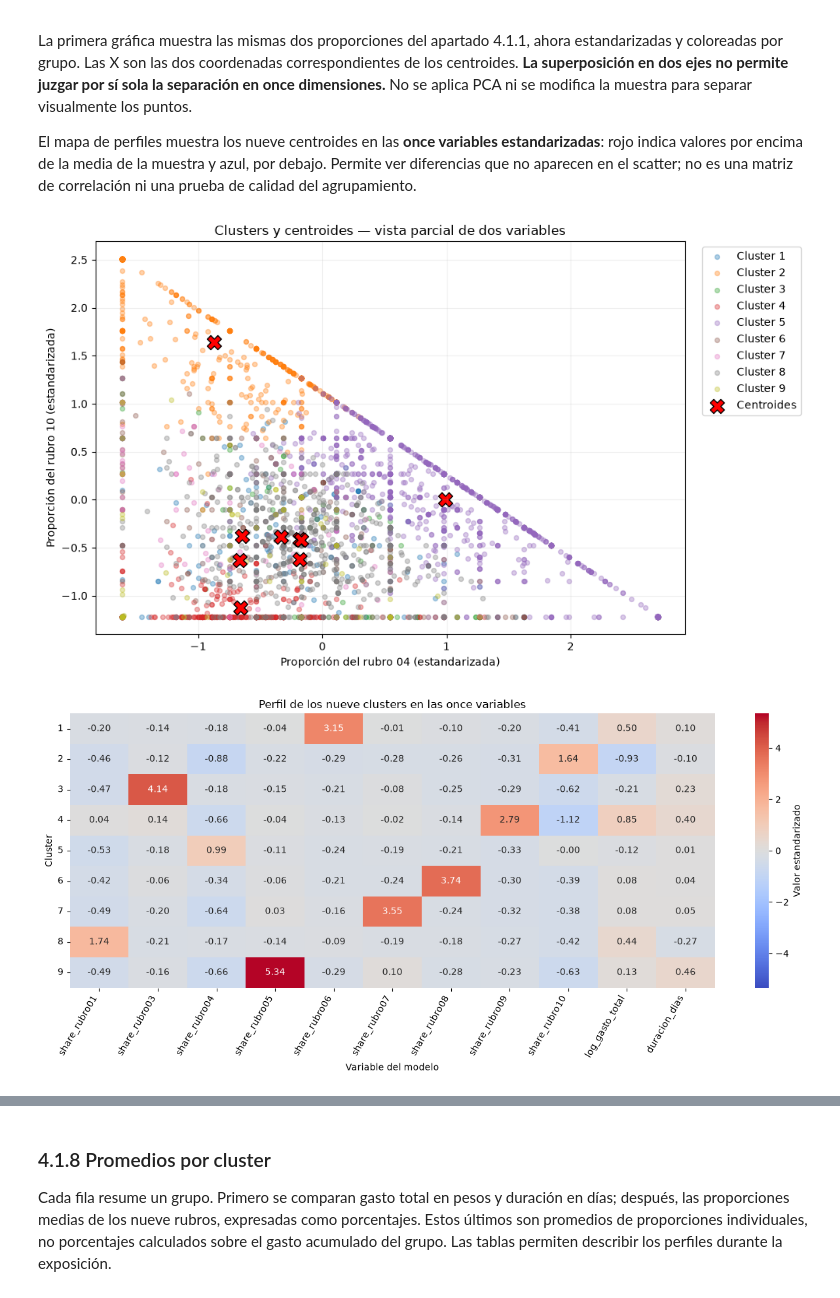
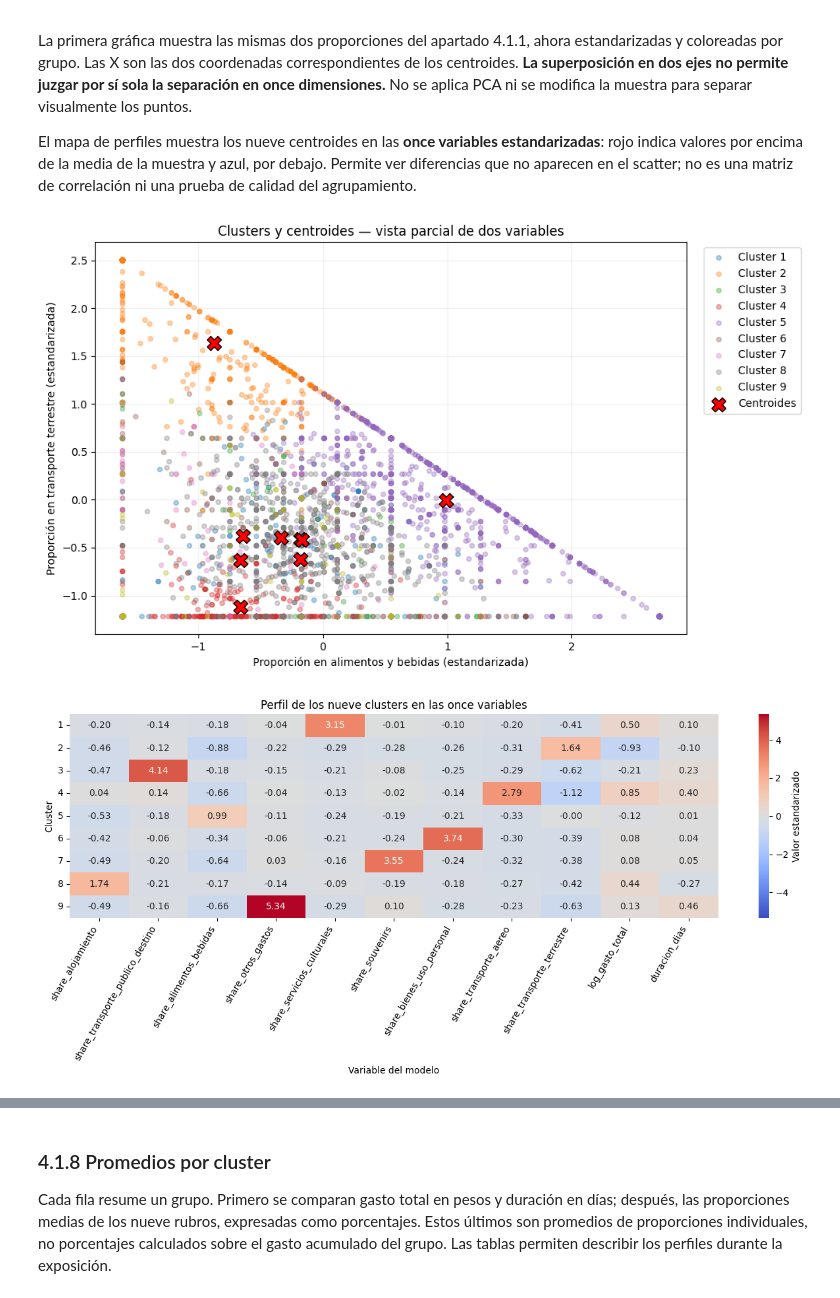
Before and after one commit to antobeni07/K-Means-Clustering, a Jupyter notebook: K-means.ipynb, the cells around one changed output, grey strips where cells are left out. Cells and saved outputs as stored; diff of their text form; code cells hidden in the pictures.

```diff
--- a/K-means.ipynb
+++ b/K-means.ipynb
@@ -566,7 +734,7 @@ df_trabajo["duracion_dias"] = (
 ).dt.days
 df_trabajo["log_gasto_total"] = np.log1p(df_trabajo["gasto_total_viaje"])
 
-COLS_RUBRO = [f"rubro{r:02d}_monto" for r in RUBROS]
+COLS_RUBRO = [f"gasto_{r}_monto" for r in RUBROS]
 df_trabajo["suma_rubros"] = df_trabajo[COLS_RUBRO].sum(axis=1)
 df_trabajo["coherencia"] = df_trabajo["suma_rubros"] / df_trabajo["gasto_total_viaje"]
 
@@ -578,12 +746,12 @@ display(df_trabajo.loc[df_trabajo["suma_rubros"] > 0, "coherencia"]
 df_trabajo = df_trabajo.loc[df_trabajo["suma_rubros"] > 0].copy()
 
 for r in RUBROS:
-    df_trabajo[f"share_rubro{r:02d}"] = (
-        df_trabajo[f"rubro{r:02d}_monto"] / df_trabajo["suma_rubros"])
+    df_trabajo[f"share_{r}"] = (
+        df_trabajo[f"gasto_{r}_monto"] / df_trabajo["suma_rubros"])
 
 # para que el Punto 3 analice las variables que realmente se van a usar
 columnas_numericas += (["duracion_dias", "log_gasto_total", "suma_rubros"]
-                       + [f"share_rubro{r:02d}" for r in RUBROS])
+                       + [f"share_{r}" for r in RUBROS])
 
 print("Base para clustering:", df_trabajo.shape)
 # %% [output]
@@ -666,7 +834,7 @@ if variable_grafico is not None:
 
 # Solo las variables que entrarán al modelo.
 variables_correlacion = (
-    [f"share_rubro{r:02d}" for r in RUBROS]
+    [f"share_{r}" for r in RUBROS]
     + ["log_gasto_total", "duracion_dias"]
 )
 matriz_correlacion = df_trabajo[variables_correlacion].corr()
@@ -804,14 +972,14 @@ Cada proporción es el monto de su rubro dividido por `suma_rubros`: 0,25 repres
 El gasto bruto, edad, ingreso, noches por alojamiento, ciudad y sexo no se añaden como dimensiones del modelo. La tabla siguiente detalla el origen y la fórmula de cada entrada.
 # %%
 variables_modelado = (
-    [f"share_rubro{r:02d}" for r in RUBROS]
+    [f"share_{r}" for r in RUBROS]
     + ["log_gasto_total", "duracion_dias"]
 )
 X_previo = df_preparado.loc[:, variables_modelado].copy()
 detalle_variables = pd.DataFrame({
     "Variable de entrada": variables_modelado,
     "Origen / fórmula": [
-        f"TURISMO.P7581S{r}A1 / suma_rubros" for r in RUBROS
+        f"TURISMO.P7581S{RUBRO_CODIGO[r]}A1 / suma_rubros" for r in RUBROS
     ] + ["log(1 + TURISMO.P7578)", "fecha_fin_viaje - fecha_inicio_viaje"],
     "Unidad antes de escalar": ["Proporción entre 0 y 1"] * len(RUBROS)
         + ["Logaritmo del gasto en pesos más 1", "Días"],
@@ -862,7 +1030,7 @@ Se representan dos proporciones continuas del gasto: rubros 04 y 10. Son dos ent
 
 La duración tiene valores enteros y produce franjas verticales cuando se usa como eje. Cambiar de ejes evita esas franjas, pero no garantiza nubes separadas: los datos simulados fueron generados con grupos, mientras que aquí se explora una encuesta real. No se alteran observaciones para obtener una forma determinada.
 # %%
-variables_visualizacion = ["share_rubro04", "share_rubro10"]
+variables_visualizacion = ["share_alimentos_bebidas", "share_transporte_terrestre"]
 plt.figure(figsize=(9, 6))
 plt.scatter(
     X_previo[variables_visualizacion[0]],
@@ -870,8 +1038,8 @@ plt.scatter(
     color="steelblue", s=18, alpha=0.35
 )
 plt.title("Datos antes de aplicar K-Means")
-plt.xlabel("Proporción del gasto en rubro 04")
-plt.ylabel("Proporción del gasto en rubro 10")
+plt.xlabel("Proporción del gasto en alimentos y bebidas")
+plt.ylabel("Proporción del gasto en transporte terrestre")
 plt.grid(alpha=0.2)
 plt.tight_layout()
 plt.show()
@@ -1068,34 +1236,34 @@ for numero_cluster in range(1, k_elegido + 1):
         X_escalado[mascara, pos_x], X_escalado[mascara, pos_y],
         color=colores(numero_cluster - 1), s=18, alpha=0.35,
         label=f"Cluster {numero_cluster}"
     )
 plt.scatter(
     kmeans.cluster_centers_[:, pos_x], kmeans.cluster_centers_[:, pos_y],
     marker="X", s=170, color="red", edgecolors="black", label="Centroides"
 )
 plt.title("Clusters y centroides — vista parcial de dos variables")
-plt.xlabel("Proporción del rubro 04 (estandarizada)")
-plt.ylabel("Proporción del rubro 10 (estandarizada)")
+plt.xlabel("Proporción en alimentos y bebidas (estandarizada)")
+plt.ylabel("Proporción en transporte terrestre (estandarizada)")
 plt.legend(bbox_to_anchor=(1.02, 1), loc="upper left")
 plt.grid(alpha=0.2)
 plt.tight_layout()
 plt.show()
 
 # Perfil completo: se muestran las once coordenadas de cada centroide.
 plt.figure(figsize=(13, 6))
 limite_color = float(centroides_escalados.abs().max().max())
 sns.heatmap(
     centroides_escalados, annot=True, fmt=".2f", cmap="coolwarm",
     center=0, vmin=-limite_color, vmax=limite_color,
     cbar_kws={"label": "Valor estandarizado"}
 )
 plt.title("Perfil de los nueve clusters en las once variables")
 plt.xlabel("Variable del modelo")
 plt.ylabel("Cluster")
 plt.xticks(rotation=60, ha="right")
 plt.yticks(rotation=0)
 plt.tight_layout()
 plt.show()
 # %% [output]
-[figure, old version]
+[figure, new version]
-[figure, old version]
+[figure, new version]
```
Also changed, not shown: parts of 21 cells of this notebook.
